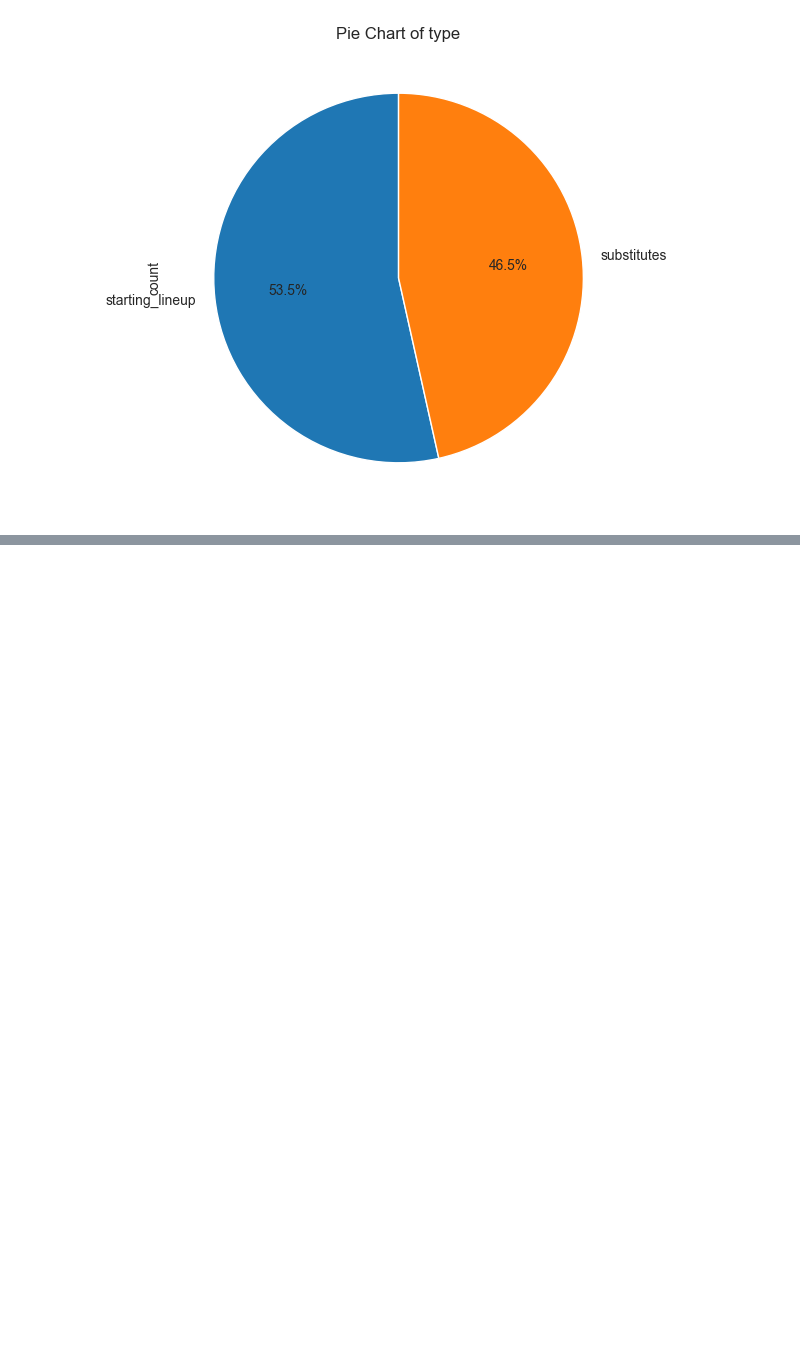
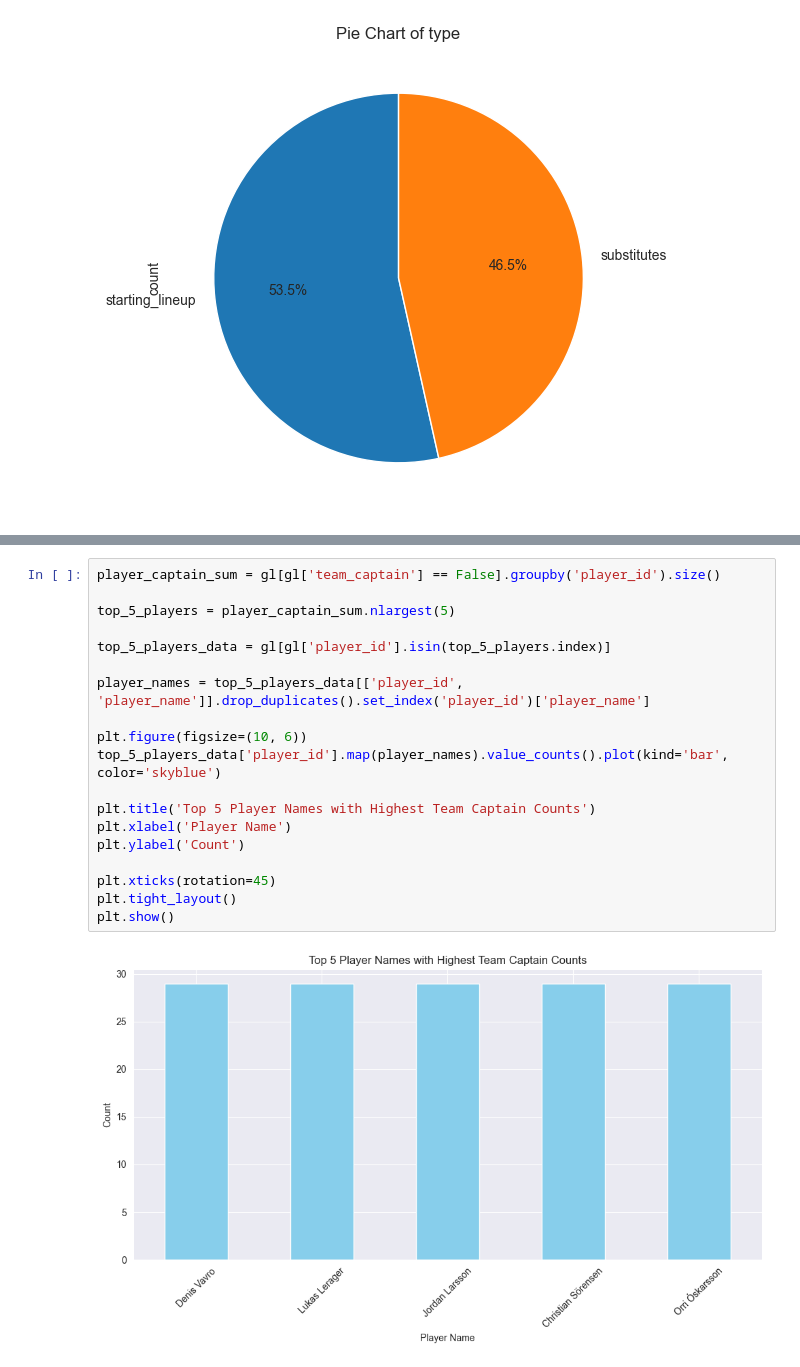
Before and after one commit to Bilguun-Batsaikhan/IUM-TWEB, a Jupyter notebook: Solution/jupyter_notebook/game_lineups.ipynb, the cells around one changed output, grey strips where cells are left out. Cells and saved outputs as stored; diff of their text form; blank space fills up the shorter version.

```diff
--- a/Solution/jupyter_notebook/game_lineups.ipynb
+++ b/Solution/jupyter_notebook/game_lineups.ipynb
@@ -423,0 +468,21 @@ plt.show()
+# %%
+player_captain_sum = gl[gl['team_captain'] == False].groupby('player_id').size()
+
+top_5_players = player_captain_sum.nlargest(5)
+
+top_5_players_data = gl[gl['player_id'].isin(top_5_players.index)]
+
+player_names = top_5_players_data[['player_id', 'player_name']].drop_duplicates().set_index('player_id')['player_name']
+
+plt.figure(figsize=(10, 6))
+top_5_players_data['player_id'].map(player_names).value_counts().plot(kind='bar', color='skyblue')
+
+plt.title('Top 5 Player Names with Highest Team Captain Counts')
+plt.xlabel('Player Name')
+plt.ylabel('Count')
+
+plt.xticks(rotation=45)
+plt.tight_layout()
+plt.show()
+# %% [output]
+[figure, added]
```
Also changed, not shown: parts of 9 cells of this notebook.
